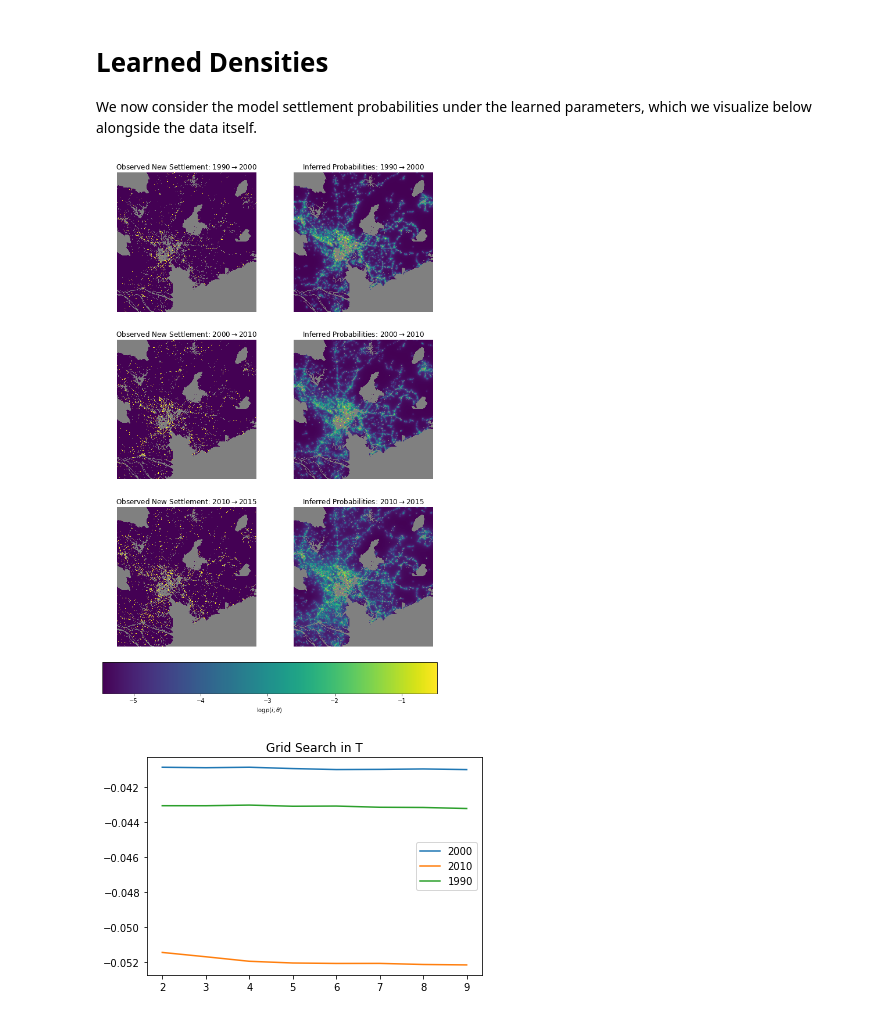
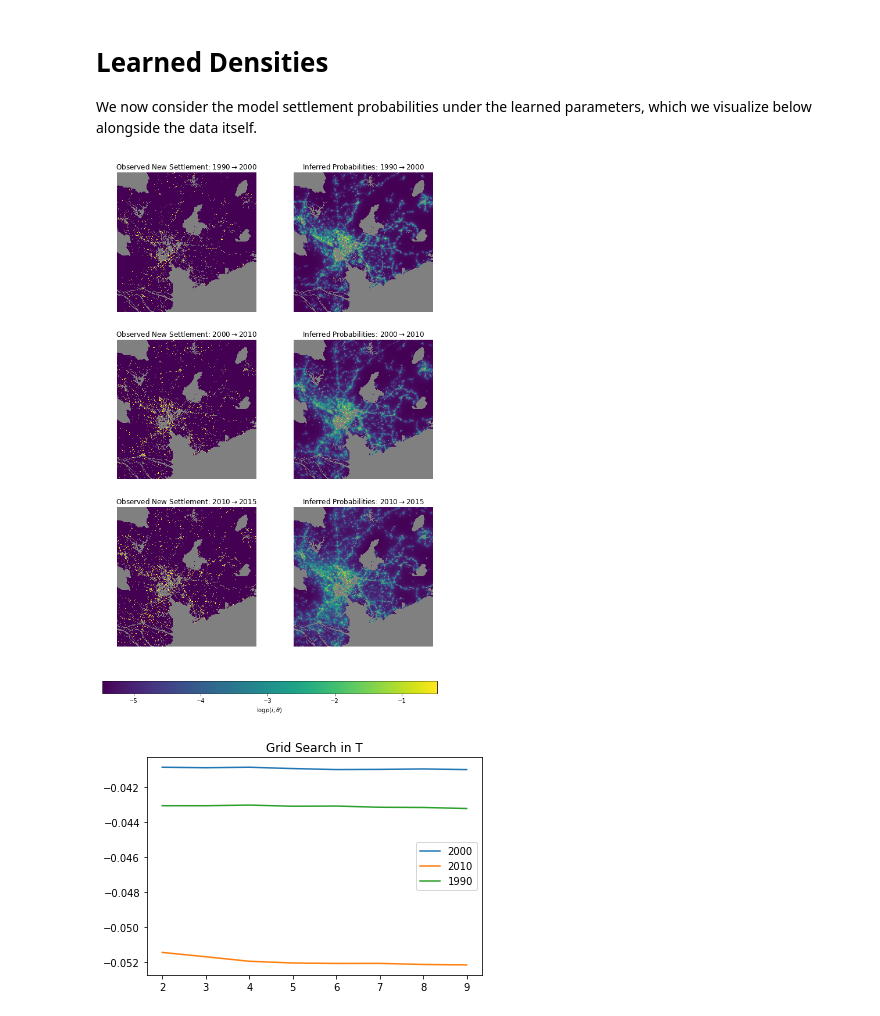
Before and after one commit to adrianalbert/city-simulator, a Jupyter notebook: HCM_Analysis.ipynb, the cells around one changed output. Cells and saved outputs as stored; diff of their text form; code cells hidden in the pictures.

```diff
--- a/HCM_Analysis.ipynb
+++ b/HCM_Analysis.ipynb
@@ -151,33 +151,33 @@ for i in range(len(maxes)):
 # %%
 import copy
 
 f, axs = plt.subplots(3, 2, figsize = (10, 15))
 
 for i in range(len(maxes)):
     X = maps[years[i+1]] - maps[years[i]]
     X = X.astype('float64')
     X[geo == 0] = np.nan
     X[X < 0] = 0
     X[maps[years[i]] == 1] = np.nan
 
     ma_X = np.ma.array(X, mask=np.isnan(X))
     cmap=copy.copy(cm.viridis)
     cmap.set_bad('grey',1.)
 
     im = axs[i][0].imshow(X, interpolation = 'nearest', cmap  = cmap)
 
     axs[i][0].set_title('Observed New Settlement: ' + str(years[i]) + r'$\rightarrow$' + str(years[i+1]))
     axs[i][0].axis('off')
 
     im = axs[i][1].imshow(np.log(densities[i]), interpolation = 'nearest', cmap = cmap)
     axs[i][1].set_title('Inferred Probabilities: ' + str(years[i]) + r'$\rightarrow$' + str(years[i+1]))
     axs[i][1].axis('off')
 
-cax = f.add_axes([0.1, 0.05, 0.8, 0.05])
+cax = f.add_axes([0.1, 0.05, 0.8, 0.02])
 cbar = f.colorbar(im, cax=cax, orientation='horizontal')
 cbar.set_label(r'$\log p(i; \theta)$')
 # %% [output]
-[figure, old version]
+[figure, new version]
 # %%
 for Y in set(df.Y0):
     plt.plot(df['T'][df.Y0 == Y], df['ll'][df.Y0 == Y], label = Y)
```
Also changed, not shown: 1 other file.
